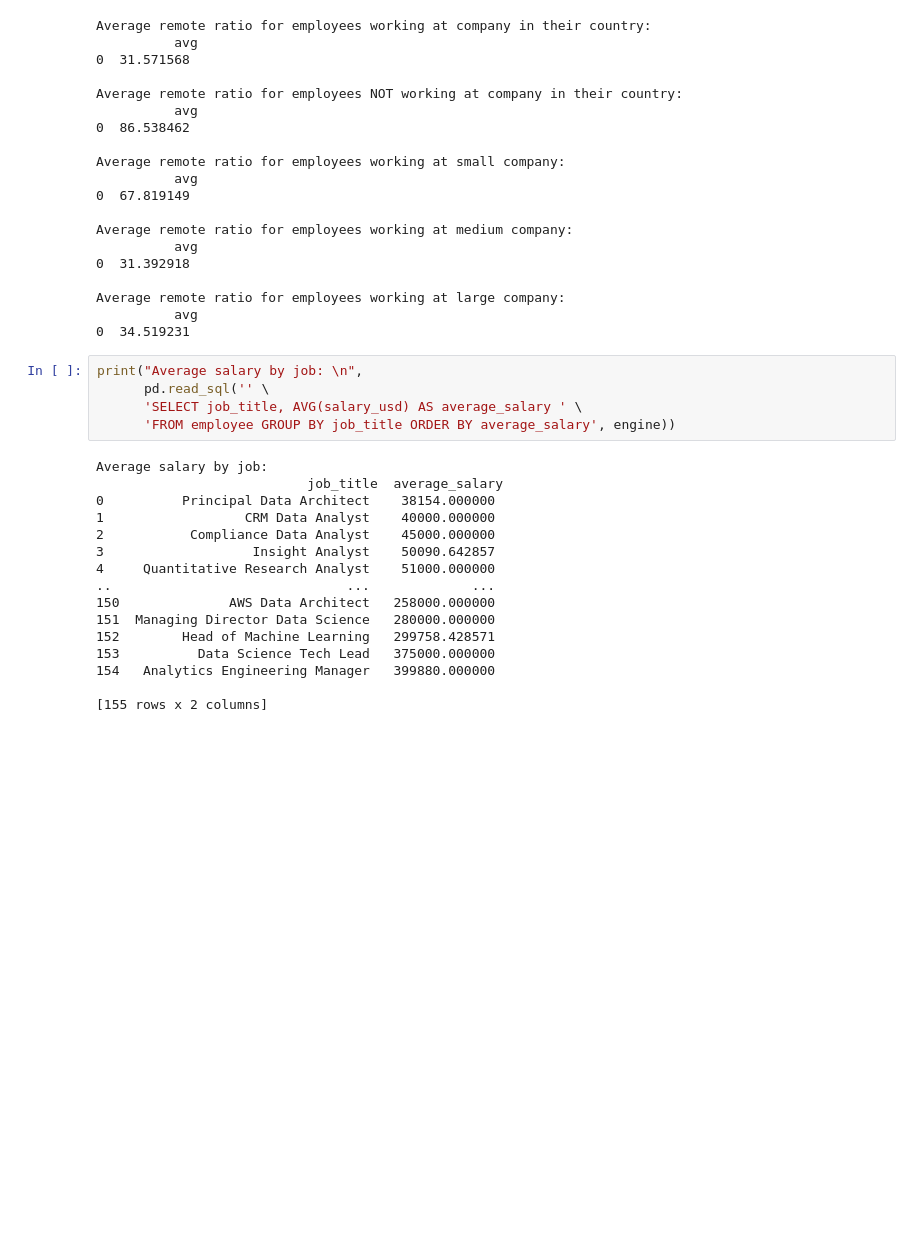
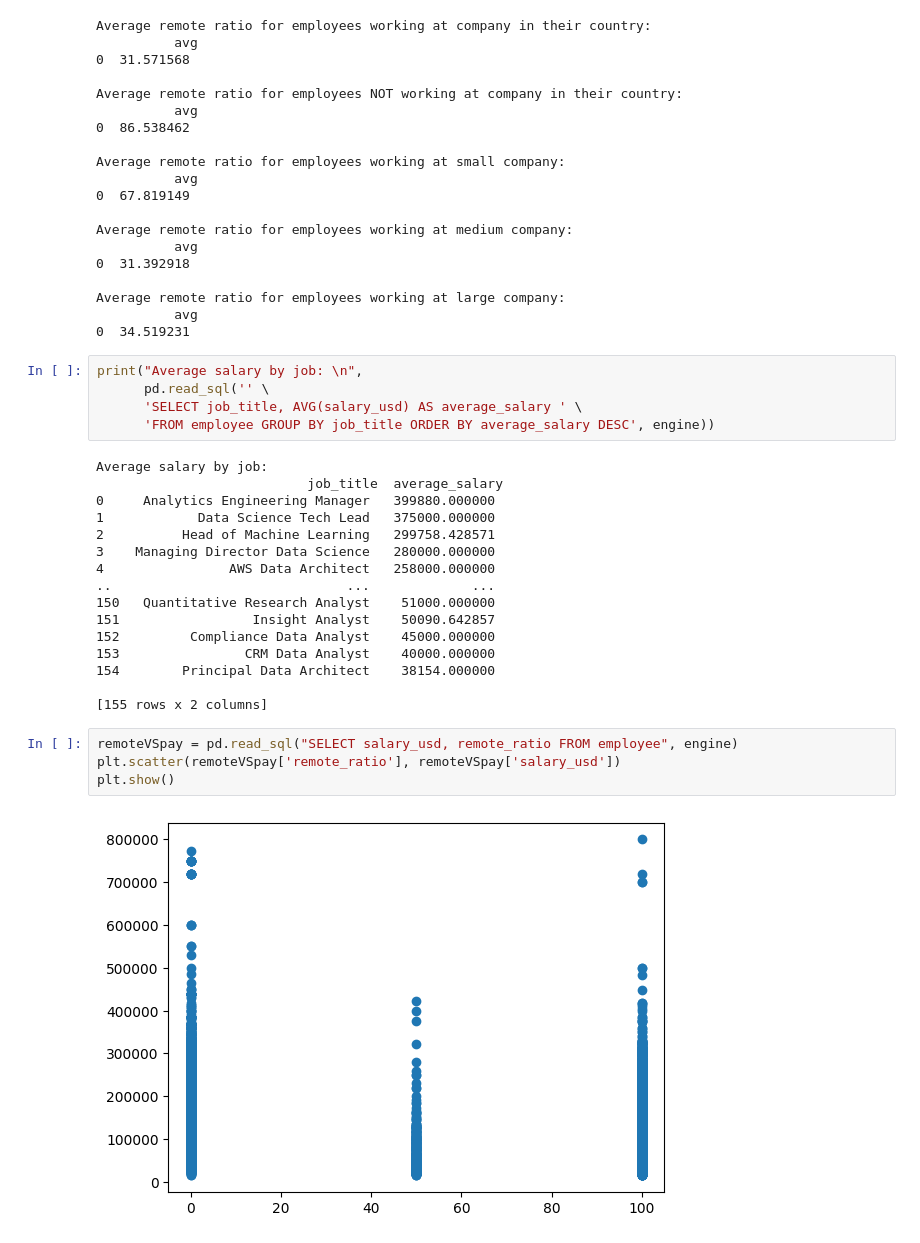
Before and after one commit to AdamYeisley/Group6, a Jupyter notebook: data_analysis.ipynb, the cells around one changed output. Cells and saved outputs as stored; diff of their text form; blank space fills up the shorter version.

```diff
--- a/data_analysis.ipynb
+++ b/data_analysis.ipynb
@@ -78,20 +79,26 @@ Average remote ratio for employees working at large company:
 print("Average salary by job: \n",
       pd.read_sql('' \
       'SELECT job_title, AVG(salary_usd) AS average_salary ' \
-      'FROM employee GROUP BY job_title ORDER BY average_salary', engine))
+      'FROM employee GROUP BY job_title ORDER BY average_salary DESC', engine))
 # %% [output]
 Average salary by job:
                            job_title  average_salary
-0          Principal Data Architect    38154.000000
-1                  CRM Data Analyst    40000.000000
-2           Compliance Data Analyst    45000.000000
-3                   Insight Analyst    50090.642857
-4     Quantitative Research Analyst    51000.000000
+0     Analytics Engineering Manager   399880.000000
+1            Data Science Tech Lead   375000.000000
+2          Head of Machine Learning   299758.428571
+3    Managing Director Data Science   280000.000000
+4                AWS Data Architect   258000.000000
 ..                              ...             ...
-150              AWS Data Architect   258000.000000
-151  Managing Director Data Science   280000.000000
-152        Head of Machine Learning   299758.428571
-153          Data Science Tech Lead   375000.000000
-154   Analytics Engineering Manager   399880.000000
+150   Quantitative Research Analyst    51000.000000
+151                 Insight Analyst    50090.642857
+152         Compliance Data Analyst    45000.000000
+153                CRM Data Analyst    40000.000000
+154        Principal Data Architect    38154.000000
 
 [155 rows x 2 columns]
+# %%
+remoteVSpay = pd.read_sql("SELECT salary_usd, remote_ratio FROM employee", engine)
+plt.scatter(remoteVSpay['remote_ratio'], remoteVSpay['salary_usd'])
+plt.show()
+# %% [output]
+[figure, added]
```
Also changed, not shown: parts of 7 cells of this notebook.
